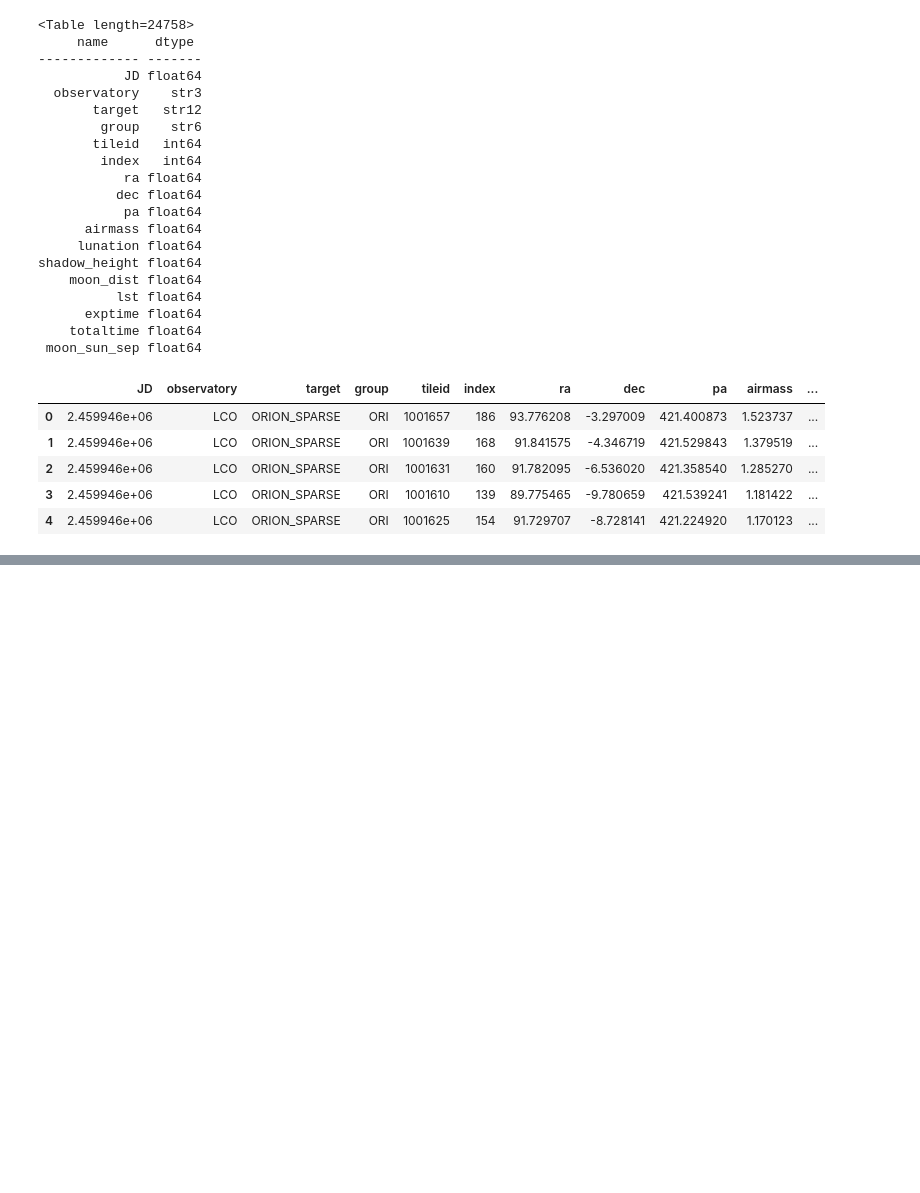
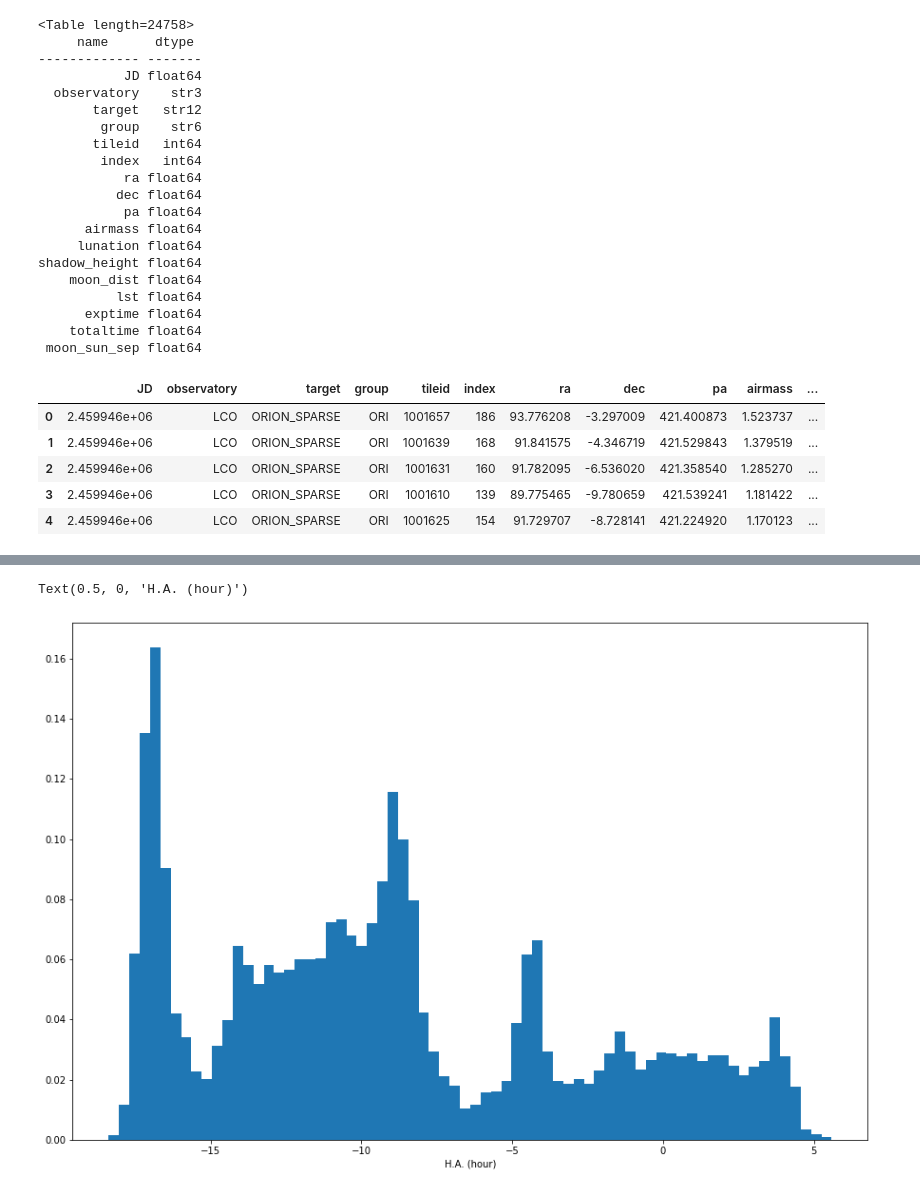
Before and after one commit to sdss/lvmdrp, a Jupyter notebook: docs/nb/sky-simulation.ipynb, the cells around one changed output, grey strips where cells are left out. Saved outputs shown, nothing was run; the diff lists cells and outputs as text; code cells hidden in the pictures; blank space fills up the shorter version.

```diff
--- a/docs/nb/sky-simulation.ipynb
+++ b/docs/nb/sky-simulation.ipynb
@@ -195,0 +269,12 @@ shadow_heights = calculator.get_heights()
+# %%
+sky_sci_table = Table()
+sky_sci_table.add_column(sky_ids, name="sky_id")
+sky_sci_table.add_column(np.repeat(np.arange(len(survey), dtype=int), len(new_darks)), name="sci_id")
+sky_sci_table.add_column(dists, name="distance")
+sky_sci_table.add_column(shadow_heights, name="shadow_heights")
+sky_sci_table.add_column(alt, name="alt")
+sky_sci_table.add_column(az, name="az")
+sky_sci_table.add_column(lst, name="lst")
+sky_sci_table.add_column(airmasses, name="airmass")
+sky_sci_table.add_column((lst*u.hourangle - np.tile(new_darks["ra"], reps=len(survey))*u.deg).value, name="ha")
+sky_sci_table
@@ -195,0 +301,7 @@ shadow_heights = calculator.get_heights()
+# %%
+plt.figure(figsize=(15,10))
+plt.hist(sky_sci_table["ha"], bins=70, density=True)
+plt.xlabel("H.A. (hour)")
+# %% [output]
+Text(0.5, 0, 'H.A. (hour)')
+[figure, added]
```
Also changed, not shown: parts of 18 cells of this notebook.
